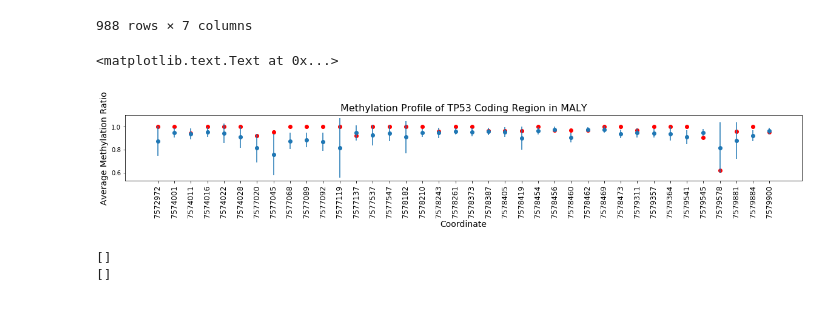
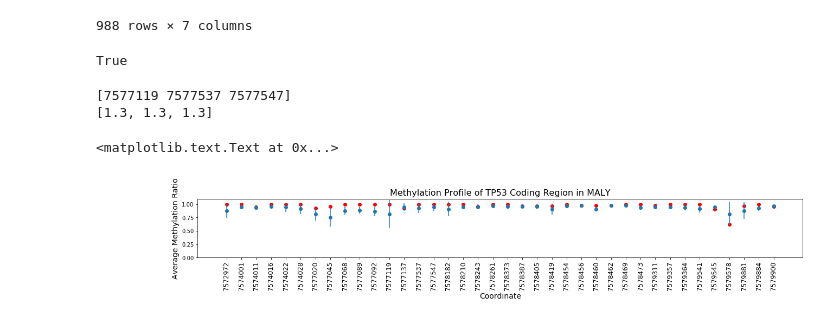
Before and after one commit to azhark2/methylation-project, a Jupyter notebook: TP53_MALY_methylation_profile.ipynb, the cells around one changed output. Cells and saved outputs as stored; diff of their text form; code cells hidden in the pictures.

Commit message:
Updated methylation profile

```diff
--- a/TP53_MALY_methylation_profile.ipynb
+++ b/TP53_MALY_methylation_profile.ipynb
@@ -6,11 +6,11 @@ import csv
 import pickle
 # %%
 #input WGBS file from cancer tissue
-file = '/Users/khandekara2/Documents/methylationProject/01_data/MALY_prevBase_TP53cds.tsv'
+file = 'MALY_prevBase_TP53cds.tsv'
 df = pd.read_csv(file, sep='\t')
 locations = []
 for chrom, start, stop in zip(list(df['chromosome']), list(df['start']), list(df['stop'])):
-    locations.append((chrom, start, stop))
+    locations.append((str(chrom), int(start), int(stop)))
 df['location'] = locations
 grouped = df.groupby('location')
 groupby = grouped.agg({'methylation_ratio': [np.mean, np.std], 'prev_base': 'max'})
@@ -51,6 +50,11 @@ x_labels.sort()
+# %%
+locs = list(groupby.iloc[:, 0])
+locs == sorted(locs)
+# %% [output]
+True
 # %%
 #input WGBS file from normal tissue
-df2 = pd.read_csv('/Users/khandekara2/Documents/methylationProject/01_data/TP53_normal_cds_CpGs.tsv', sep='\t')
+df2 = pd.read_csv('TP53_normal_cds_CpGs.tsv', sep='\t')
 c = list(df2.start)
 c = [i for i in c if i in x_labels]
 c.sort() # now normal and cancer coordinates are matching
@@ -61,31 +65,44 @@ for e in c:
     for a in r:
         if not np.isnan(a):
             y2.append(a)
+# %%
+#add mutated sites to profile
+mutation_dict = pickle.load(open('MALY-DE_mutation_dict.pickle', 'rb'))
+mutations = [] #coordinate of mutated site
+mut_ratios = [] #metthylation ratio of mutated site if available
+frequencies = [] #frequency of mutation(# of samples it occurred in)
+for loc, sample, ratio in zip(df.location, df.id, df.methylation_ratio):
+#     loc = (str(chrom), int(start), int(stop))
+    if loc in mutation_dict and loc[1] not in mutations:
+        if sample in mutation_dict[loc]:
+            mut_ratios.append(ratio)
+        else:
+            mut_ratios.append(1.3)
+
+        mutations.append(loc[1])
+        frequencies.append(len(mutation_dict[loc]))
+
+# mut_ratios = [0.0 for _ in mutations]
+print (np.array(list(mutations)))
+print (mut_ratios)
+# %% [output]
+[7577119 7577537 7577547]
+[1.3, 1.3, 1.3]
 # %%
 %matplotlib inline
 fig = plt.figure(figsize=(20, 2))
 ax = fig.add_subplot(111)
 ax.set_xticks(x)
 ax.set_xticklabels(x_labels, rotation='vertical', fontsize=12)
+ax.set_ylim((0.0, 1.1))
 ax.errorbar(x, y, yerr=y_err, fmt='o')
 ax.set_xlabel('Coordinate', fontsize=14)
 ax.set_ylabel('Average Methylation Ratio', fontsize=14)
 ax.scatter(x, y2, color='red')
+# ax.scatter(np.array(list(mutations)), np.array(mut_ratios), color='green')
+for u, v, f in zip(mutations, mut_ratios, frequencies):
+    ax.annotate(str(f), xy=(x_labels.index(u) + 1, v), arrowprops=dict(facecolor='black', shrink=0.05),)
 ax.set_title('Methylation Profile of TP53 Coding Region in MALY', fontsize=16)
 # %% [output]
 <matplotlib.text.Text at 0x...>
-[figure, old version]
+[figure, new version]
-# %%
-#add mutated sites to profile
-mutation_dict = pickle.load(open('/Users/khandekara2/Documents/methylationProject/01_data/MALY_mutation_dict.pickle', 'rb'))
-mutations = [] #coordinate of mutated site
-mut_ratios = []
-for loc in zip(df.location.unique()):
-    if loc in mutation_dict:
-        mutations.append(loc)
-        mut_ratio.append(0.0)
-print (mutations)
-print(mut_ratios)
-# %% [output]
-[]
-[]
```
Also changed, not shown: parts of 11 cells of this notebook.
